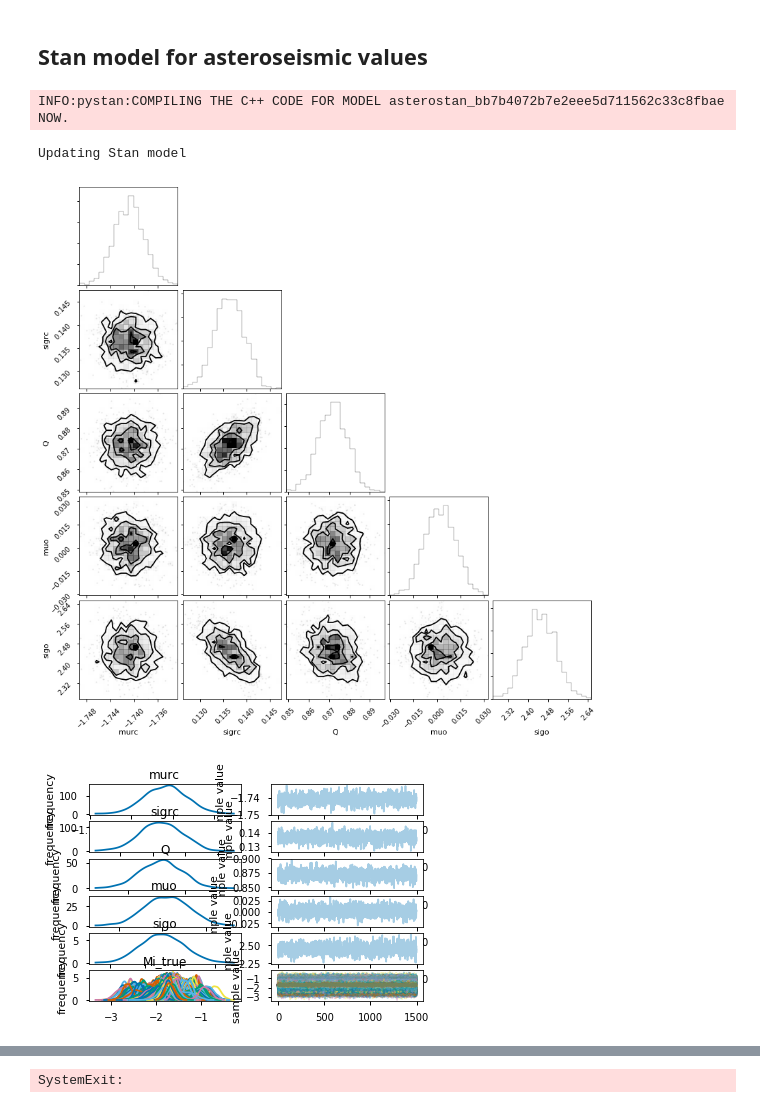
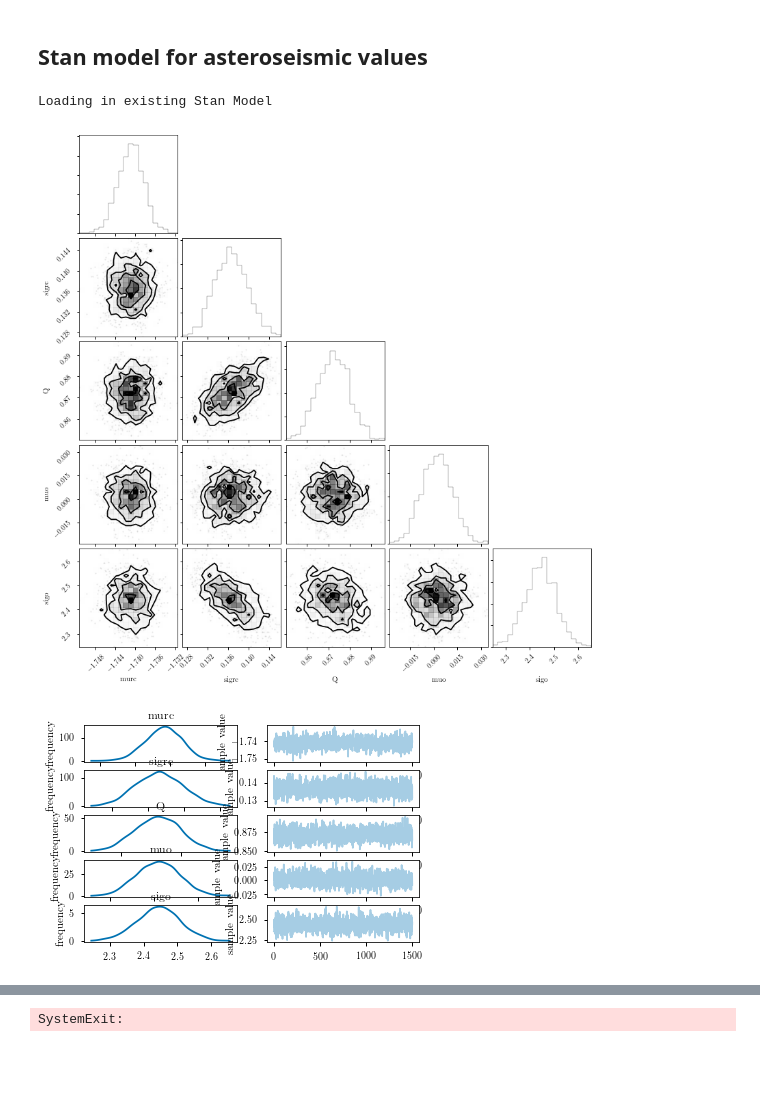
Before and after one commit to ojhall94/GAIA, a Jupyter notebook: hbmm_yu18.ipynb, the cells around one changed output, grey strips where cells are left out. Drawn from its saved outputs; the diff is of its cells as text; code cells hidden in the pictures; blank space fills up the shorter version.

```diff
--- a/hbmm_yu18.ipynb
+++ b/hbmm_yu18.ipynb
@@ -20,7 +20,8 @@ import sys
 Populating the interactive namespace from numpy and matplotlib
 # %%
 def read_data():
-    sfile = '../Data/MRCxyu18.csv'
+#     sfile = '../Data/MRCxyu18.csv'
+    sfile = '../data/KepxDR2/MRCxyu18.csv'
     df = pd.read_csv(sfile,index_col=0)
     return df
 
@@ -69,7 +70,7 @@ print(np.median(aKs))
 # %% [markdown]
 ## Stan model for asteroseismic values
 # %%
-overwrite = True
+overwrite = False
 asterostan = '''data {
     int<lower = 0> N;
     real Mi[N];
@@ -142,8 +143,7 @@ else:
         with open(model_path, 'wb') as f:
             pickle.dump(sm, f)
 # %% [output]
-INFO:pystan:COMPILING THE C++ CODE FOR MODEL asterostan_bb7b4072b7e2eee5d711562c33c8fbae NOW.
+Loading in existing Stan Model
-Updating Stan model
 # %%
 sel = df[:]
 dat = {'N': len(sel),
@@ -160,13 +160,13 @@ fit = sm.sampling(data=dat, iter=3000, chains=1, init=init)
 # %%
 import corner
 trace = fit.extract()
-chain = np.array([trace['murc'],trace['sigrc'],trace['Q'],trace['muo'],trace['sigo']])
-corner.corner(chain.T,labels=['murc','sigrc','Q','muo','sigo'])
+chain = np.array([trace['murc'],trace['sigrc'],trace['Q'],trace['muo'],trace['sigo']])#,trace['tmuo'],trace['tsigo']])
+corner.corner(chain.T,labels=['murc','sigrc','Q','muo','sigo'])#,'tmuo','tsigo'])
 plt.show()
-fit.plot(pars=['murc','sigrc','Q','muo','sigo','Mi_true'])
+fit.plot(pars=['murc','sigrc','Q','muo','sigo'])
 plt.show()
 # %% [output]
-[figure, old version]
+[figure, new version]
-[figure, old version]
+[figure, new version]
 # %%
 murc = np.median(trace['murc'])
```
Also changed, not shown: parts of 9 cells of this notebook, 3 other files.
